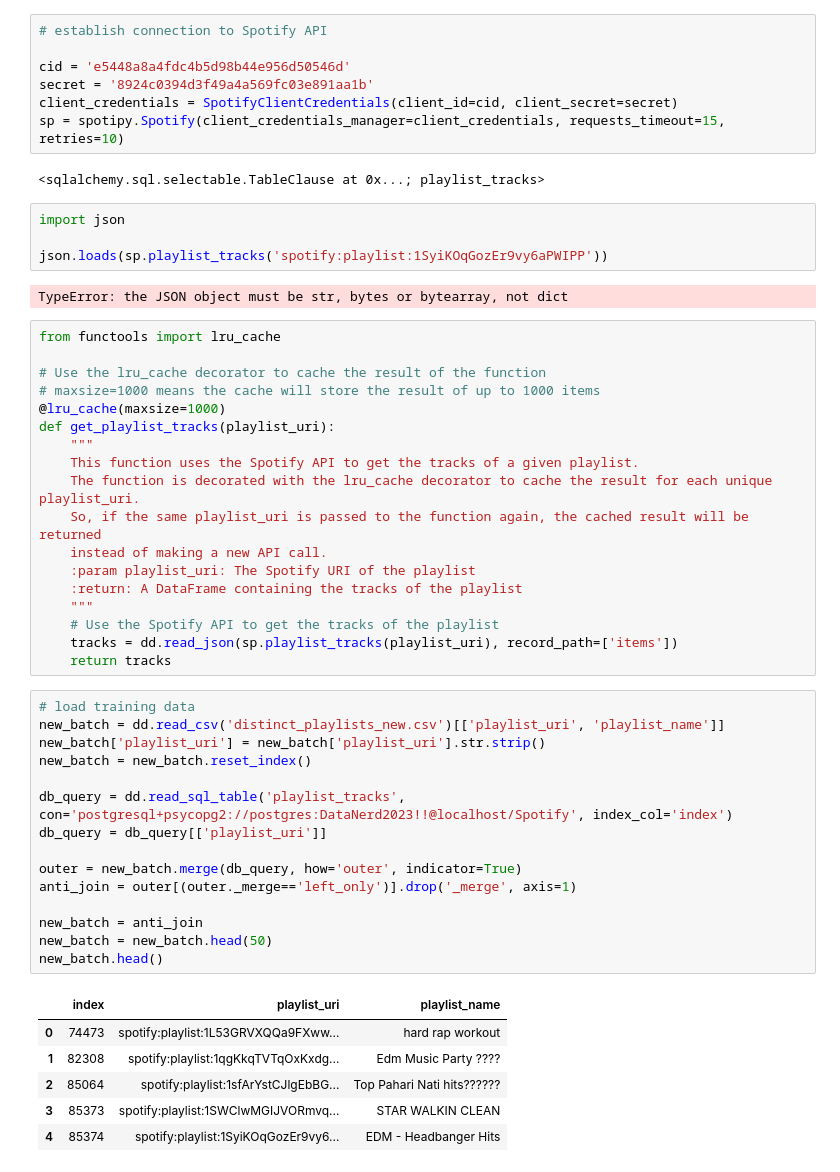
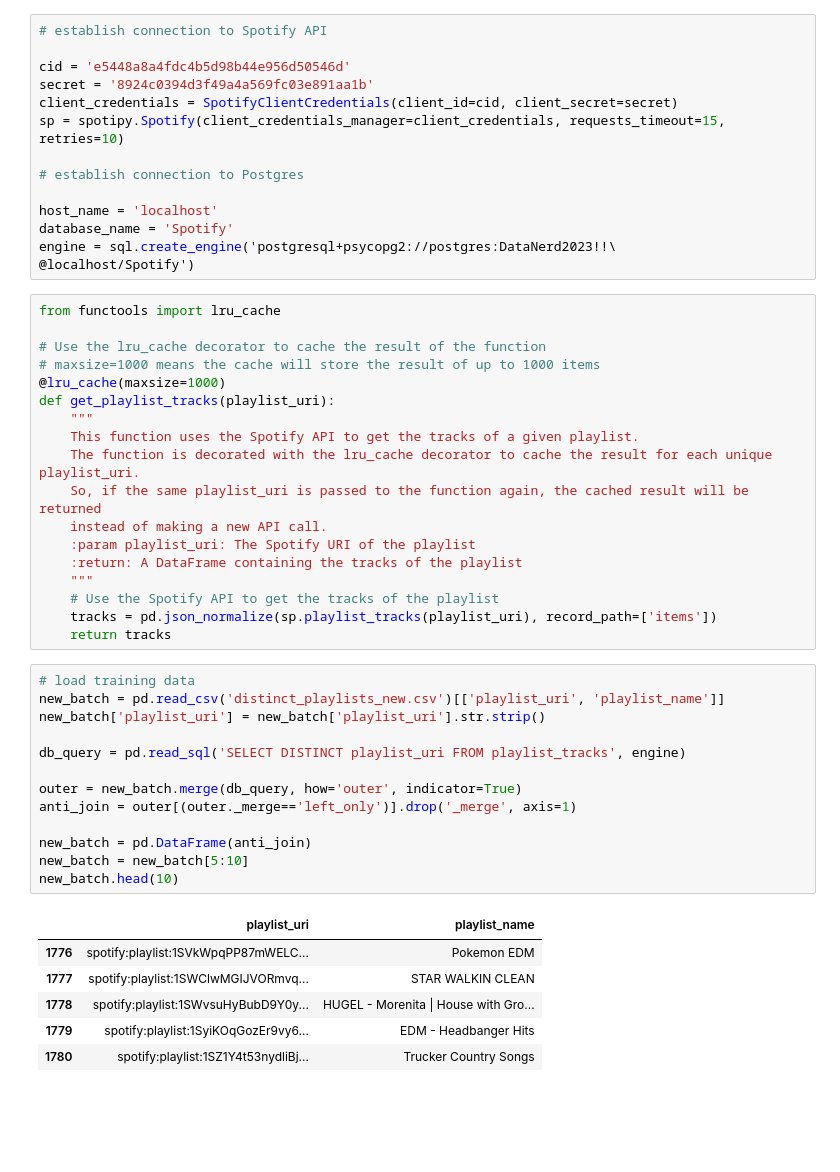
Before and after one commit to datascienceclubUVU/UVU-2022-2023, a Jupyter notebook: DaskPipeline.ipynb, the cells around one changed output. Saved outputs shown, nothing was run; the diff lists cells and outputs as text; blank space fills up the shorter version.

```diff
--- a/DaskPipeline.ipynb
+++ b/DaskPipeline.ipynb
@@ -27,14 +21,13 @@ cid = 'e5448a8a4fdc4b5d98b44e956d50546d'
 secret = '8924c0394d3f49a4a569fc03e891aa1b'
 client_credentials = SpotifyClientCredentials(client_id=cid, client_secret=secret)
 sp = spotipy.Spotify(client_credentials_manager=client_credentials, requests_timeout=15, retries=10)
+
+# establish connection to Postgres
+
+host_name = 'localhost'
+database_name = 'Spotify'
+engine = sql.create_engine('postgresql+psycopg2://postgres:DataNerd2023!!\
+@localhost/Spotify')
-# %% [output]
-<sqlalchemy.sql.selectable.TableClause at 0x...; playlist_tracks>
-# %%
-import json
-
-json.loads(sp.playlist_tracks('spotify:playlist:1SyiKOqGozEr9vy6aPWIPP'))
-# %% [output]
-TypeError: the JSON object must be str, bytes or bytearray, not dict
 # %%
 from functools import lru_cache
 
@@ -51,27 +44,25 @@ def get_playlist_tracks(playlist_uri):
     :return: A DataFrame containing the tracks of the playlist
     """
     # Use the Spotify API to get the tracks of the playlist
-    tracks = dd.read_json(sp.playlist_tracks(playlist_uri), record_path=['items'])
+    tracks = pd.json_normalize(sp.playlist_tracks(playlist_uri), record_path=['items'])
     return tracks
 # %%
 # load training data
-new_batch = dd.read_csv('distinct_playlists_new.csv')[['playlist_uri', 'playlist_name']]
+new_batch = pd.read_csv('distinct_playlists_new.csv')[['playlist_uri', 'playlist_name']]
 new_batch['playlist_uri'] = new_batch['playlist_uri'].str.strip()
-new_batch = new_batch.reset_index()
 
-db_query = dd.read_sql_table('playlist_tracks', con='postgresql+psycopg2://postgres:DataNerd2023!!@localhost/Spotify', index_col='index')
-db_query = db_query[['playlist_uri']]
+db_query = pd.read_sql('SELECT DISTINCT playlist_uri FROM playlist_tracks', engine)
 
 outer = new_batch.merge(db_query, how='outer', indicator=True)
 anti_join = outer[(outer._merge=='left_only')].drop('_merge', axis=1)
 
-new_batch = anti_join
-new_batch = new_batch.head(50)
-new_batch.head()
+new_batch = pd.DataFrame(anti_join)
+new_batch = new_batch[5:10]
+new_batch.head(10)
 # %% [output]
-|  | index | playlist_uri | playlist_name |
-| 0 | 74473 | spotify:playlist:1L53GRVXQQa9FXww... | hard rap workout |
-| 1 | 82308 | spotify:playlist:1qgKkqTVTqOxKxdg... | Edm Music Party ???? |
-| 2 | 85064 | spotify:playlist:1sfArYstCJlgEbBG... | Top Pahari Nati hits?????? |
-| 3 | 85373 | spotify:playlist:1SWClwMGIJVORmvq... | STAR WALKIN CLEAN |
-| 4 | 85374 | spotify:playlist:1SyiKOqGozEr9vy6... | EDM - Headbanger Hits |
+|  | playlist_uri | playlist_name |
+| 1776 | spotify:playlist:1SVkWpqPP87mWELC... | Pokemon EDM |
+| 1777 | spotify:playlist:1SWClwMGIJVORmvq... | STAR WALKIN CLEAN |
+| 1778 | spotify:playlist:1SWvsuHyBubD9Y0y... | HUGEL - Morenita | House with Gro... |
+| 1779 | spotify:playlist:1SyiKOqGozEr9vy6... | EDM - Headbanger Hits |
+| 1780 | spotify:playlist:1SZ1Y4t53nydliBj... | Trucker Country Songs |
```
Also changed, not shown: parts of 6 cells of this notebook, 2 other files.
